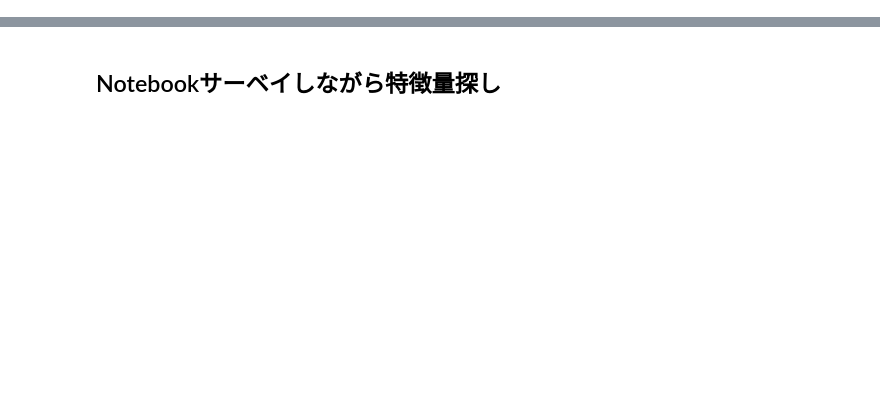
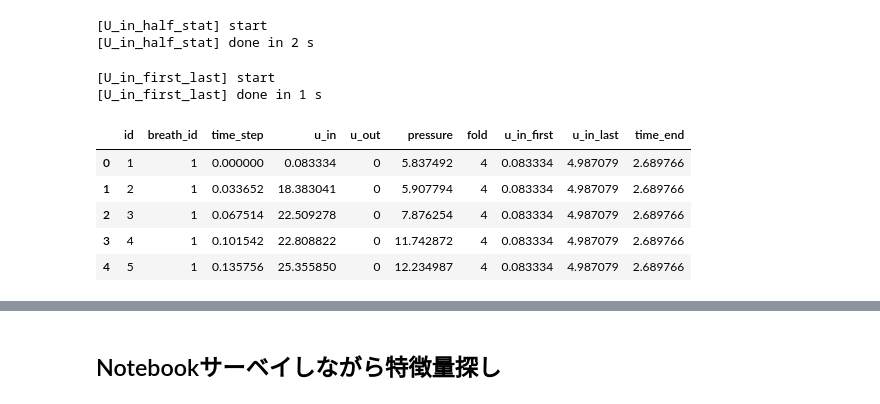
Before and after one commit to teyosan/Ventilator-Pressure-Prediction, a Jupyter notebook: notebooks/FE.ipynb, the cells around one changed output, grey strips where cells are left out. Cells and saved outputs as stored; diff of their text form; code cells hidden in the pictures; blank space fills up the shorter version.

```diff
--- a/notebooks/FE.ipynb
+++ b/notebooks/FE.ipynb
@@ -215,3 +221,82 @@ u_in_timeは後から　u_in changeを作る
+# %%
+"""
+https://www.kaggle.com/marutama/eda-about-pressure-with-colored-charts
+u_inのstat
+"""
+class U_in_half_stat(Feature):
+    """
+    u_inのstat
+    """
+    def create_features(self):
+        def create(df):
+            # u_in_half is time:0 - time point of u_out:1 rise (almost 1.0s)
+            df['tmp'] = df['u_out']*(-1)+1 # inversion of u_out
+            df['u_in_half'] = df['tmp'] * df['u_in']
+
+            # u_in_half: max, min, mean, std
+            u_in_half_max_dict = df.groupby('breath_id')['u_in_half'].max().to_dict()
+            df['u_in_half_max'] = df['breath_id'].map(u_in_half_max_dict)
+            u_in_half_min_dict = df.groupby('breath_id')['u_in_half'].min().to_dict()
+            df['u_in_half_min'] = df['breath_id'].map(u_in_half_min_dict)
+            u_in_half_mean_dict = df.groupby('breath_id')['u_in_half'].mean().to_dict()
+            df['u_in_half_mean'] = df['breath_id'].map(u_in_half_mean_dict)
+            u_in_half_std_dict = df.groupby('breath_id')['u_in_half'].std().to_dict()
+            df['u_in_half_std'] = df['breath_id'].map(u_in_half_std_dict)
+            return df
+        cols = ['u_in_half', 'u_in_half_max', 'u_in_half_min', 'u_in_half_mean', 'u_in_half_std']
+        self.train = create(train)[cols]
+        self.test = create(test)[cols]
+
+train, test = get_train_test()
+U_in_half_stat().run().save()
+# %% [output]
+[U_in_half_stat] start
+[U_in_half_stat] done in 2 s
+# %%
+"""
+https://www.kaggle.com/marutama/eda-about-pressure-with-colored-charts
+u_inのstat
+"""
+class U_in_first_last(Feature):
+    """
+    u_inのstat
+    """
+    def create_features(self):
+        def create(df):
+            # All entries are first point of each breath_id
+            first_df = df.loc[0::80,:]
+            # All entries are first point of each breath_id
+            last_df = df.loc[79::80,:]
+
+            # u_in: first point, last point
+            u_in_first_dict = dict(zip(first_df['breath_id'], first_df['u_in']))
+            df['u_in_first'] = df['breath_id'].map(u_in_first_dict)
+            u_in_last_dict = dict(zip(first_df['breath_id'], last_df['u_in']))
+            df['u_in_last'] = df['breath_id'].map(u_in_last_dict)
+            # time(sec) of end point
+            time_end_dict = dict(zip(last_df['breath_id'], last_df['time_step']))
+            df['time_end'] = df['breath_id'].map(time_end_dict)
+            return df
+        cols = ['u_in_first', 'u_in_last', 'time_end']
+        self.train = create(train)[cols]
+        self.test = create(test)[cols]
+
+train, test = get_train_test()
+U_in_first_last().run().save()
+# %% [output]
+[U_in_first_last] start
+[U_in_first_last] done in 1 s
+# %%
+feats = ['base', 'U_in_Lag']
+train, test = load_datasets(feats)
+train.head()
+# %% [output]
+|  | id | breath_id | time_step | u_in | u_out | pressure | fold | u_in_first | u_in_last | time_end |
+| 0 | 1 | 1 | 0.000000 | 0.083334 | 0 | 5.837492 | 4 | 0.083334 | 4.987079 | 2.689766 |
+| 1 | 2 | 1 | 0.033652 | 18.383041 | 0 | 5.907794 | 4 | 0.083334 | 4.987079 | 2.689766 |
+| 2 | 3 | 1 | 0.067514 | 22.509278 | 0 | 7.876254 | 4 | 0.083334 | 4.987079 | 2.689766 |
+| 3 | 4 | 1 | 0.101542 | 22.808822 | 0 | 11.742872 | 4 | 0.083334 | 4.987079 | 2.689766 |
+| 4 | 5 | 1 | 0.135756 | 25.355850 | 0 | 12.234987 | 4 | 0.083334 | 4.987079 | 2.689766 |
 # %%
 class U_in_Lag_Diff(Feature):
     """
```
Also changed, not shown: parts of 6 cells of this notebook, 12 other files.
